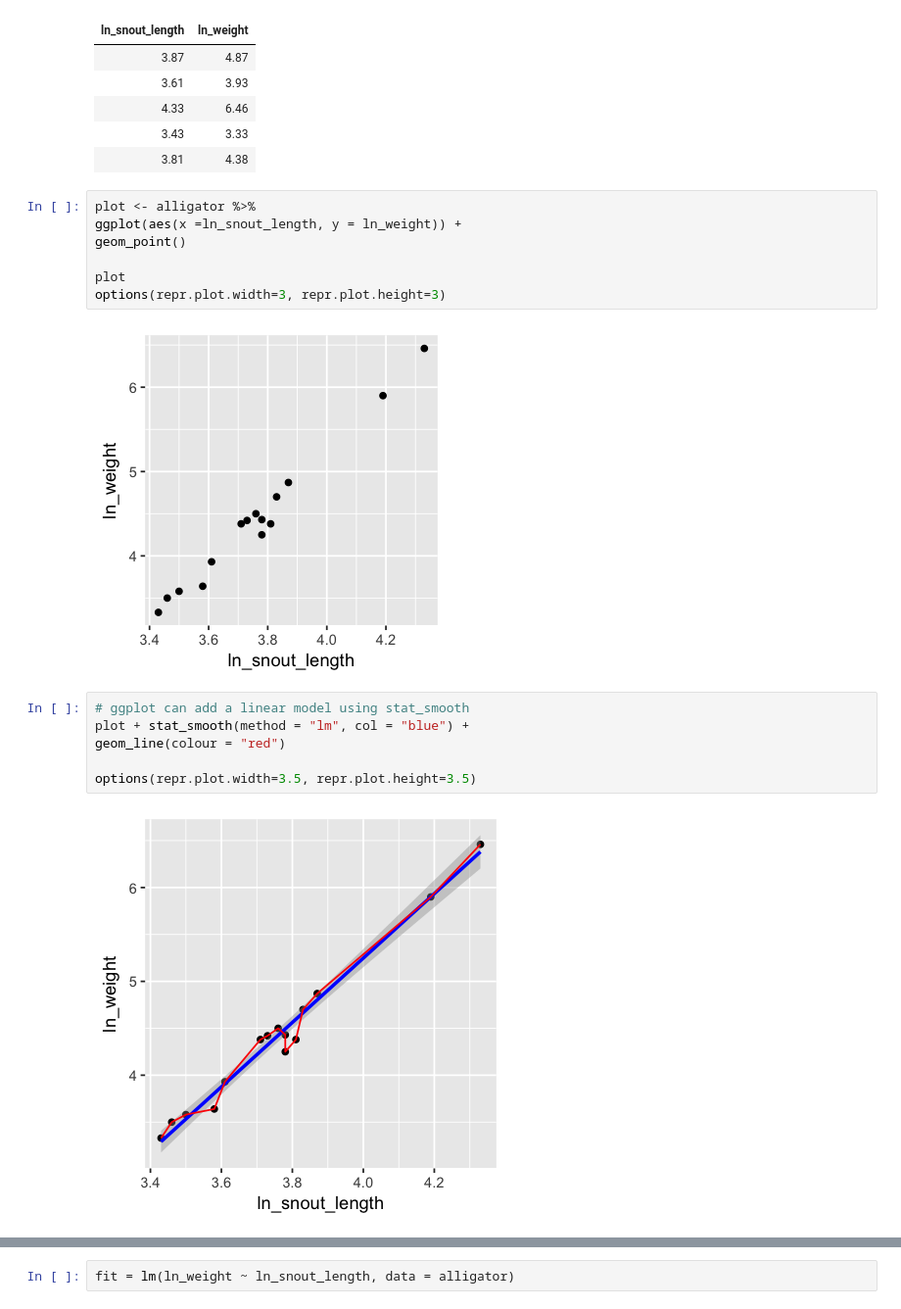
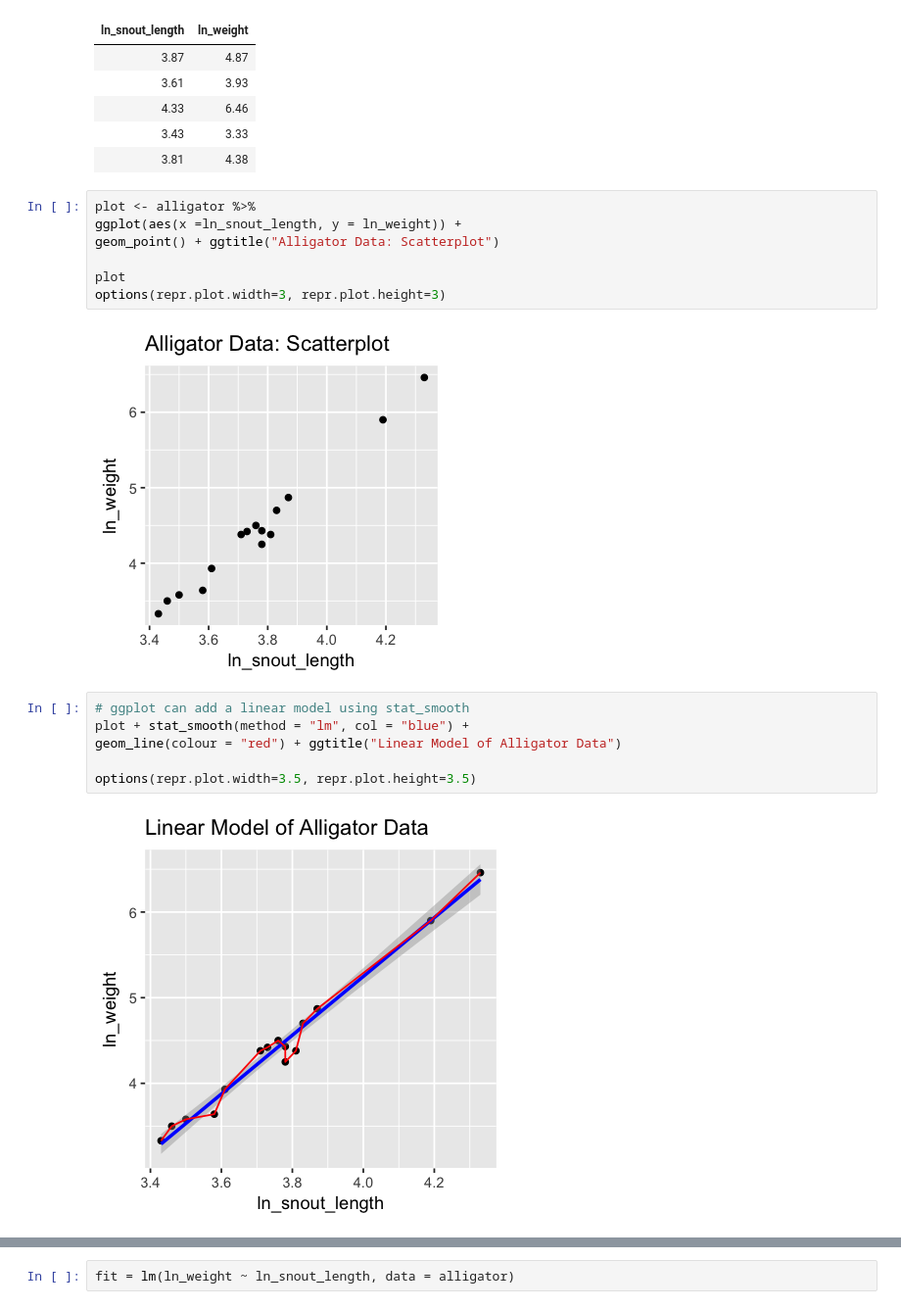
Before and after one commit to experoinc/womens-ml-product-hackathon, a Jupyter notebook: bootcamp/R/1_linear_regression_R.ipynb, the cells around one changed output, grey strips where cells are left out. Shown at 98% size. Saved outputs shown, nothing was run; the diff lists cells and outputs as text.

```diff
--- a/bootcamp/R/1_linear_regression_R.ipynb
+++ b/bootcamp/R/1_linear_regression_R.ipynb
@@ -42,20 +35,20 @@ head(alligator, 5)
 # %%
 plot <- alligator %>%
 ggplot(aes(x =ln_snout_length, y = ln_weight)) +
-geom_point()
+geom_point() + ggtitle("Alligator Data: Scatterplot")
 
 plot
 options(repr.plot.width=3, repr.plot.height=3)
 # %% [output]
-[figure, old version]
+[figure, new version]
 # %%
 # ggplot can add a linear model using stat_smooth
 plot + stat_smooth(method = "lm", col = "blue") +
-geom_line(colour = "red")
+geom_line(colour = "red") + ggtitle("Linear Model of Alligator Data")
 
 options(repr.plot.width=3.5, repr.plot.height=3.5)
 # %% [output]
-[figure, old version]
+[figure, new version]
 # %% [markdown]
 lm( ) is a built-in function that fits a linear model to the data we specify.
 * form: "response variable" ~ "explanatory variables"
```
Also changed, not shown: parts of 9 cells of this notebook, 8 other files.
